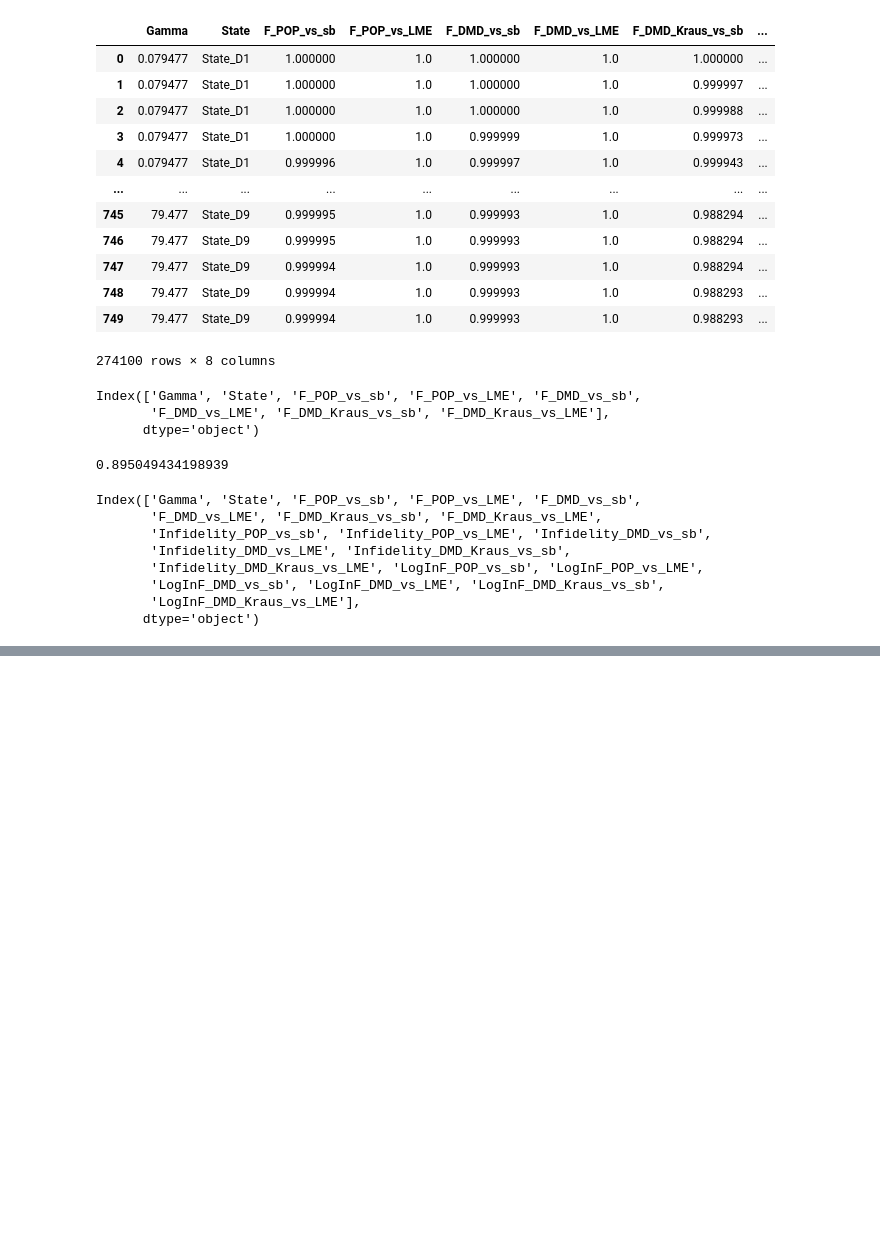
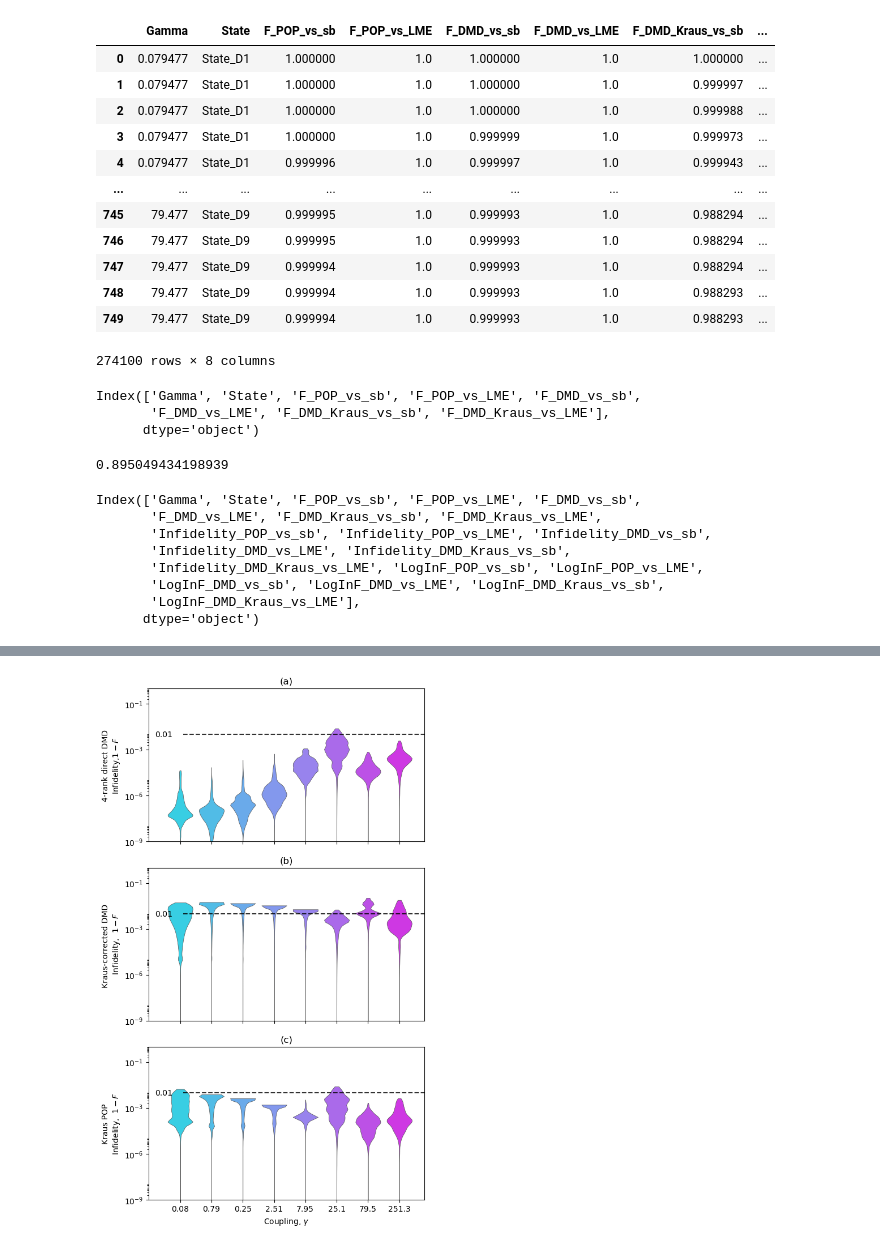
Before and after one commit to zpopovych/OQSID-thesis, a Jupyter notebook: POP_Kraus/Kraus_POPvsDMD_violin.ipynb, the cells around one changed output, grey strips where cells are left out. Drawn from its saved outputs; the diff is of its cells as text; code cells hidden in the pictures; blank space fills up the shorter version.

Commit message:
violins 2 3

```diff
--- a/POP_Kraus/Kraus_POPvsDMD_violin.ipynb
+++ b/POP_Kraus/Kraus_POPvsDMD_violin.ipynb
@@ -142,2 +136,81 @@ fig.show()
 # %%
 #fig.savefig("POPvsDMD_violin.pdf")
+# %%
+fig, ax = plt.subplots(3, 1, figsize=(6,10), sharex = True)
+
+sns.violinplot(ax=ax[0], data=df, x="Gamma", y='LogInF_DMD_vs_sb', cut = 0, # hue = "Method", split=True,
+                    scale="width", palette ="cool", linewidth=0.5,
+                    inner= None, bw="silverman")
+ymin = -9
+ymax = 1.
+
+ytick_range = np.arange(ymin, ymax, 3)
+#ytick_labels = [r'$10^{-15}$', r'$10^{-12}$',
+ytick_labels = [r'$10^{-9}$', r'$10^{-6}$', r'$10^{-3}$', r'$10^{-1}$']
+
+#ytick_labels = [r'$10^{-15}$', r'$10^{-14}$', r'$10^{-13}$', r'$10^{-12}$', r'$10^{-11}$', r'$10^{-10}$',
+#r'$10^{-9}$', r'$10^{-8}$', r'$10^{-7}$', r'$10^{-6}$', r'$10^{-5}$', r'$10^{-4}$', r'$10^{-3}$',
+#r'$10^{-2}$', r'$10^{-1}$', r'$10^0$']
+
+ax[0].yaxis.set_ticks(ytick_range, ytick_labels)
+ax[0].yaxis.set_ticks([np.log10(x) for p in ytick_range for x in np.linspace(10 ** p, 10 ** (p + 1), 10)], minor=True)
+
+ax[0].set_ylim(ymin, ymax)
+
+ax[0].set_ylabel('4-rank direct DMD\n'+r'Infidelity,$1-F$')
+ax[0].set_xlabel('')
+ax[0].set_title("(a)")
+
+ax[0].hlines(y=np.log10(.01), xmin=0.1, xmax=8.5, colors='black', linestyles='--', alpha=0.8)
+ax[0].text(-0.8, np.log10(.01), '0.01', ha='left', va='center')
+
+
+sns.violinplot(ax=ax[1], data=df, x="Gamma", y= 'LogInF_DMD_Kraus_vs_sb', cut = 0, # hue = "Method", split=True,
+                    scale="width", palette ="cool", linewidth=0.5,
+                    inner= None, bw="silverman")
+
+ax[1].yaxis.set_ticks(ytick_range, ytick_labels)
+ax[1].yaxis.set_ticks([np.log10(x) for p in ytick_range for x in np.linspace(10 ** p, 10 ** (p + 1), 10)], minor=True)
+
+ax[1].set_ylim(ymin, ymax)
+ax[1].set_xlim(-1, 7.8)
+
+ax[1].set_ylabel('Kraus-corrected DMD \n'+r' Infidelity,  $1-F$')
+ax[1].set_xlabel('')
+ax[1].set_title("(b)")
+
+ax[1].hlines(y=np.log10(.01), xmin=0.1, xmax=8.5, colors='black', linestyles='--', alpha=0.8)
+ax[1].text(-0.8, np.log10(.01), '0.01', ha='left', va='center')
+
+
+sns.violinplot(ax=ax[2], data=df, x="Gamma", y= 'LogInF_POP_vs_sb', cut = 0, # hue = "Method", split=True,
+                    scale="width", palette ="cool", linewidth=0.5,
+                    inner= None, bw="silverman")
+
+ax[2].yaxis.set_ticks(ytick_range, ytick_labels)
+ax[2].yaxis.set_ticks([np.log10(x) for p in ytick_range for x in np.linspace(10 ** p, 10 ** (p + 1), 10)], minor=True)
+
+ax[2].set_ylim(ymin, ymax)
+ax[2].set_xlim(-1, 7.8)
+
+ax[2].set_ylabel( 'Kraus POP\n'+r'Infidelity,  $1-F$')
+ax[2].set_xlabel(r'Coupling, $\gamma$')
+
+xtick_range = np.arange(0, 8)
+xtick_labels = [ '0.08', '0.79', '0.25', '2.51', '7.95', '25.1', '79.5', '251.3']
+
+ax[2].xaxis.set_ticks(xtick_range, xtick_labels)
+
+ax[2].hlines(y=np.log10(.01), xmin=0.1, xmax=8.5, colors='black', linestyles='--', alpha=0.8)
+ax[2].text(-0.8, np.log10(.01), '0.01', ha='left', va='center')
+
+ax[2].set_title("(c)")
+
+fig.tight_layout()
+#fig.subplots_adjust(hspace = .0)
+
+fig.savefig("3KrausPOPvsDMD_SB_4-20_violin.pdf")
+
+fig.show()
+# %% [output]
+[figure, added]
```
Also changed, not shown: parts of 2 cells of this notebook, 3 other files.
